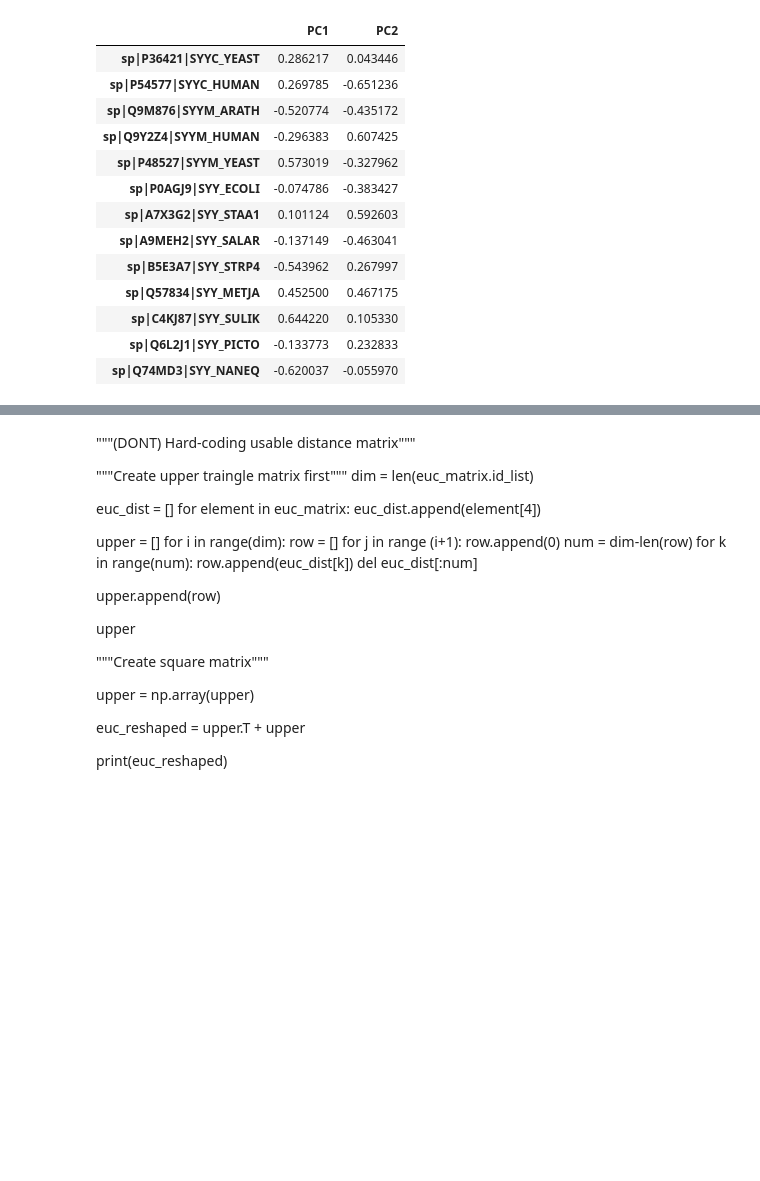
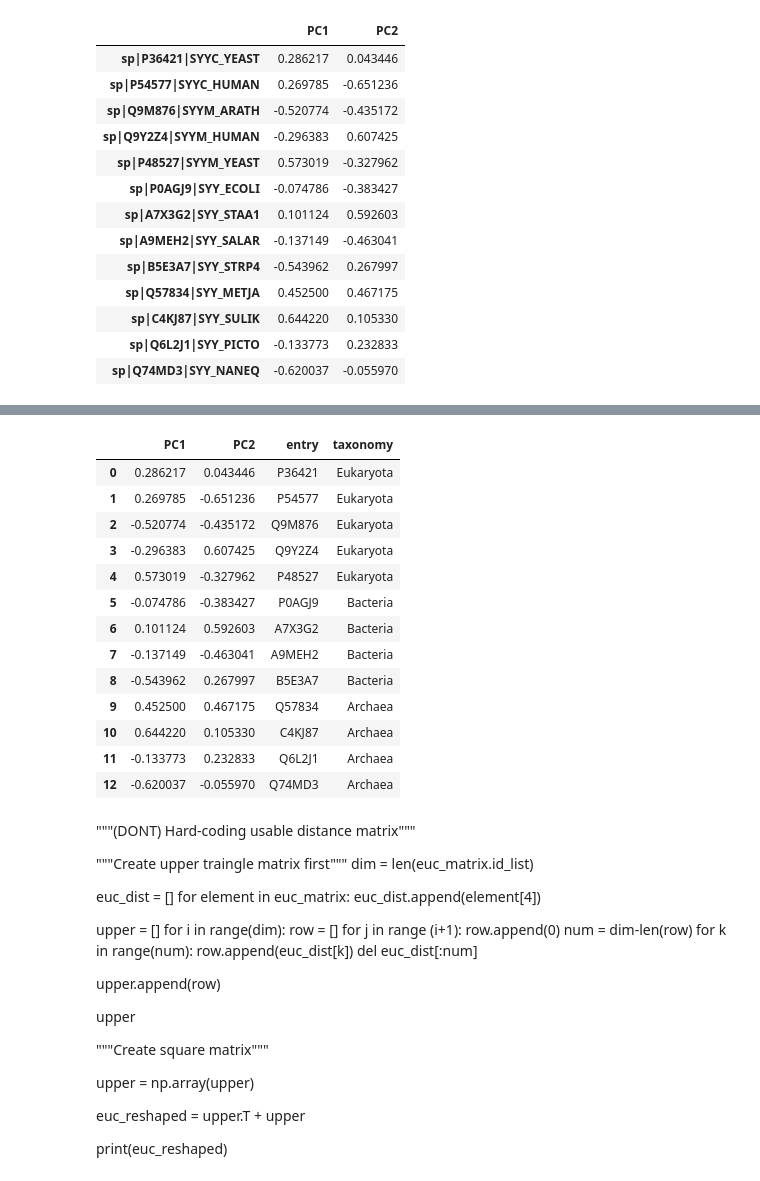
Before and after one commit to ymyf16/bioinfosummer, a Jupyter notebook: alfpy.ipynb, the cells around one changed output, grey strips where cells are left out. Cells and saved outputs as stored; diff of their text form; code cells hidden in the pictures; blank space fills up the shorter version.

```diff
--- a/alfpy.ipynb
+++ b/alfpy.ipynb
@@ -217,0 +224,22 @@ px.scatter(euc, x="PC1", y="PC2",hover_name=euc.index)
+# %%
+# Use regular expression to sort out proteins of different types
+import re
+
+entries = []
+types = []
+pattern = "(\w+)\s+\(superkingdom\)"
+
+for i, row in uniprot.iterrows():
+    result = re.findall(pattern, row["Taxonomic lineage"])
+    if result:
+        for entry in row["Entry"].split():
+            entries.append(entry)
+            types.append(result[0])
+
+taxonomies = {}
+taxonomies["entry"] = entries
+taxonomies["taxonomy"] = types
+
+taxonomy = pd.DataFrame(taxonomies)
+
+taxonomy
@@ -217,0 +261,12 @@ px.scatter(euc, x="PC1", y="PC2",hover_name=euc.index)
+# %%
+seq_records.id_list
+
+entry = []
+for i in seq_records.id_list:
+    result = re.findall("\w+\|(\w+)",i)
+    entry.append(result[0])
+
+# Add the entry column to
+euc["entry"] = entry
+
+euc
@@ -217,0 +288,21 @@ px.scatter(euc, x="PC1", y="PC2",hover_name=euc.index)
+# %%
+# Merge the two dataframes
+
+merged = euc.merge(taxonomy, on = "entry")
+
+merged
+# %% [output]
+|  | PC1 | PC2 | entry | taxonomy |
+| 0 | 0.286217 | 0.043446 | P36421 | Eukaryota |
+| 1 | 0.269785 | -0.651236 | P54577 | Eukaryota |
+| 2 | -0.520774 | -0.435172 | Q9M876 | Eukaryota |
+| 3 | -0.296383 | 0.607425 | Q9Y2Z4 | Eukaryota |
+| 4 | 0.573019 | -0.327962 | P48527 | Eukaryota |
+| 5 | -0.074786 | -0.383427 | P0AGJ9 | Bacteria |
+| 6 | 0.101124 | 0.592603 | A7X3G2 | Bacteria |
+| 7 | -0.137149 | -0.463041 | A9MEH2 | Bacteria |
+| 8 | -0.543962 | 0.267997 | B5E3A7 | Bacteria |
+| 9 | 0.452500 | 0.467175 | Q57834 | Archaea |
+| 10 | 0.644220 | 0.105330 | C4KJ87 | Archaea |
+| 11 | -0.133773 | 0.232833 | Q6L2J1 | Archaea |
+| 12 | -0.620037 | -0.055970 | Q74MD3 | Archaea |
```
Also changed, not shown: parts of 6 cells of this notebook.
